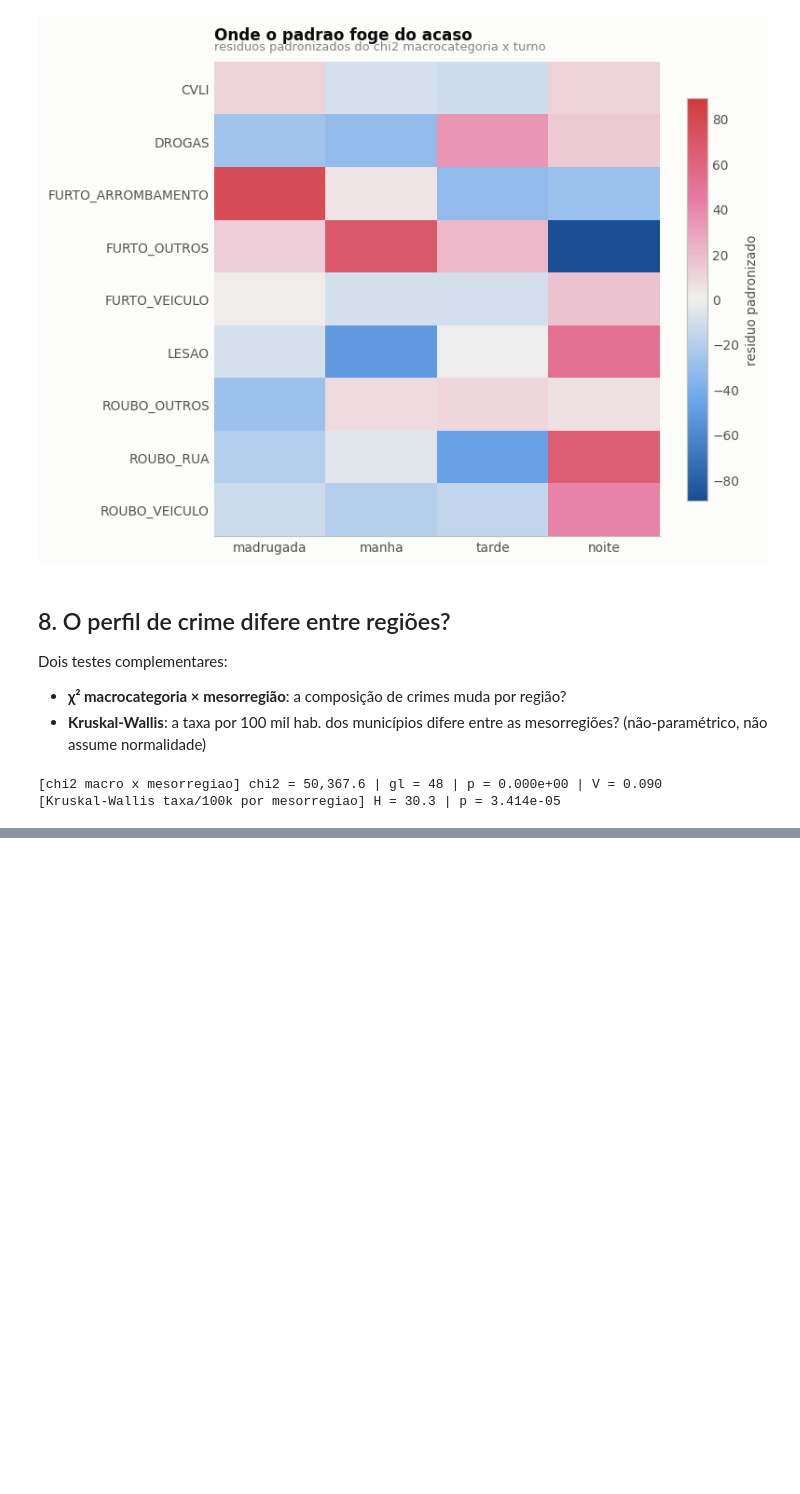
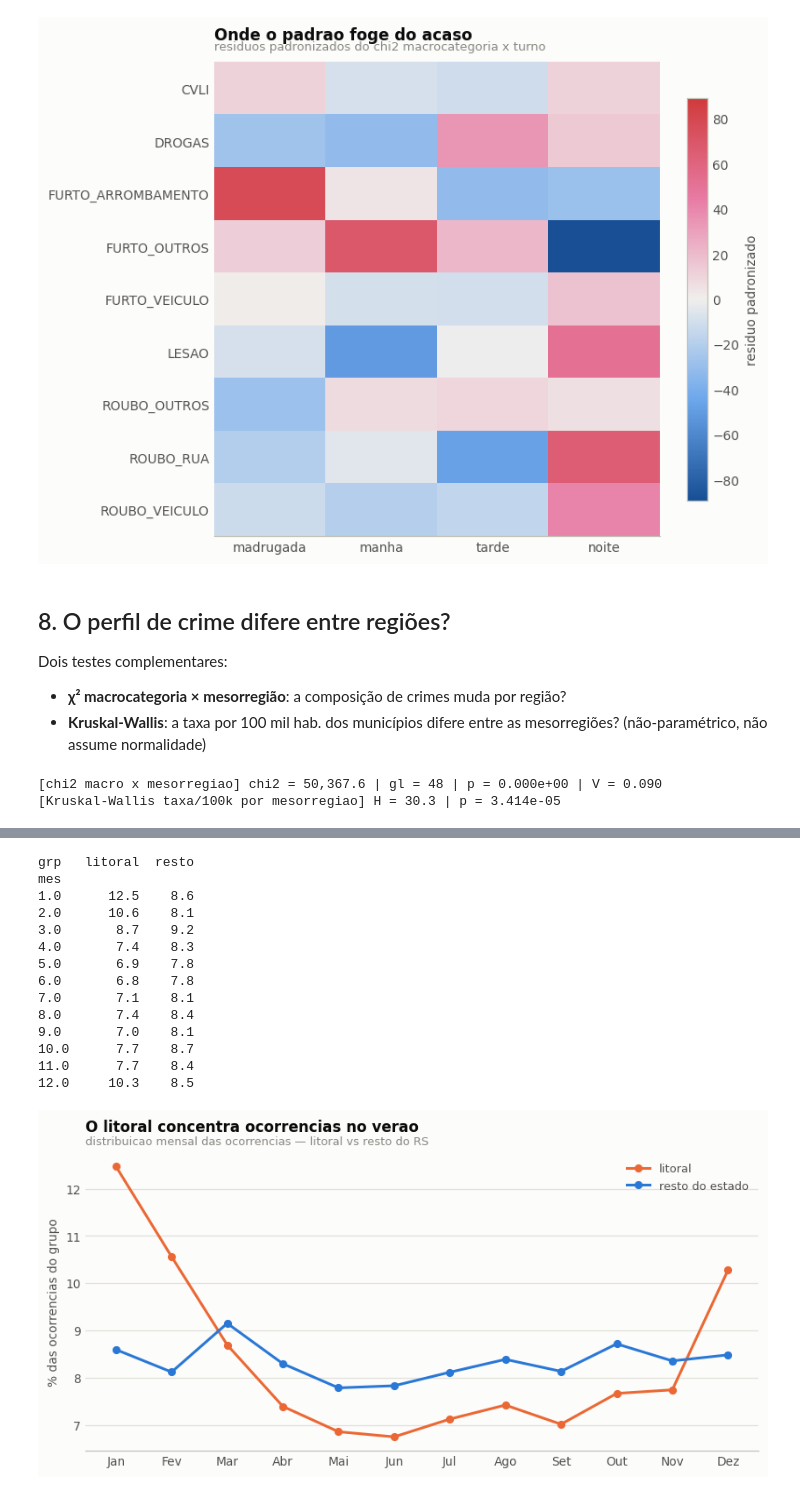
Before and after one commit to davifsouza648/trabalho-cd-criminalidade, a Jupyter notebook: notebooks/analise_criminalidade.ipynb, the cells around one changed output, grey strips where cells are left out. Saved outputs shown, nothing was run; the diff lists cells and outputs as text; code cells hidden in the pictures; blank space fills up the shorter version.

```diff
--- a/notebooks/analise_criminalidade.ipynb
+++ b/notebooks/analise_criminalidade.ipynb
@@ -213,0 +245,36 @@ a ressalva Z")_
+# %%
+litoral = ["BALNEARIO PINHAL", "IMBE", "ARROIO DO SAL", "TRAMANDAI", "XANGRI LA",
+           "CAPAO DA CANOA", "TORRES", "CIDREIRA", "OSORIO", "MOSTARDAS", "TAVARES",
+           "PALMARES DO SUL", "DOM PEDRO DE ALCANTARA", "TERRA DE AREIA",
+           "TRES CACHOEIRAS", "MAQUINE"]
+df["grp"] = np.where(df["municipio"].isin(litoral), "litoral", "resto")
+mensal = df.pivot_table(index="mes", columns="grp", aggfunc="size")
+mensal = mensal / mensal.sum() * 100
+print(mensal.round(1).to_string())
+
+meses = ["Jan", "Fev", "Mar", "Abr", "Mai", "Jun", "Jul", "Ago", "Set", "Out", "Nov", "Dez"]
+fig, ax = plt.subplots(figsize=(9, 4))
+ax.plot(range(1, 13), mensal["litoral"], marker="o", label="litoral", color=viz.DESTAQUE)
+ax.plot(range(1, 13), mensal["resto"], marker="o", label="resto do estado", color=viz.SERIES[0])
+ax.set_xticks(range(1, 13)); ax.set_xticklabels(meses)
+ax.set_ylabel("% das ocorrencias do grupo")
+ax.legend()
+viz.titular(ax, "O litoral concentra ocorrencias no verao",
+            "distribuicao mensal das ocorrencias — litoral vs resto do RS")
+viz.salvar(fig, "f6_sazonalidade_litoral"); plt.show()
+# %% [output]
+grp   litoral  resto
+mes
+1.0      12.5    8.6
+2.0      10.6    8.1
+3.0       8.7    9.2
+4.0       7.4    8.3
+5.0       6.9    7.8
+6.0       6.8    7.8
+7.0       7.1    8.1
+8.0       7.4    8.4
+9.0       7.0    8.1
+10.0      7.7    8.7
+11.0      7.7    8.4
+12.0     10.3    8.5
+[figure, added]
```
Also changed, not shown: parts of 7 cells of this notebook, 11 other files.
